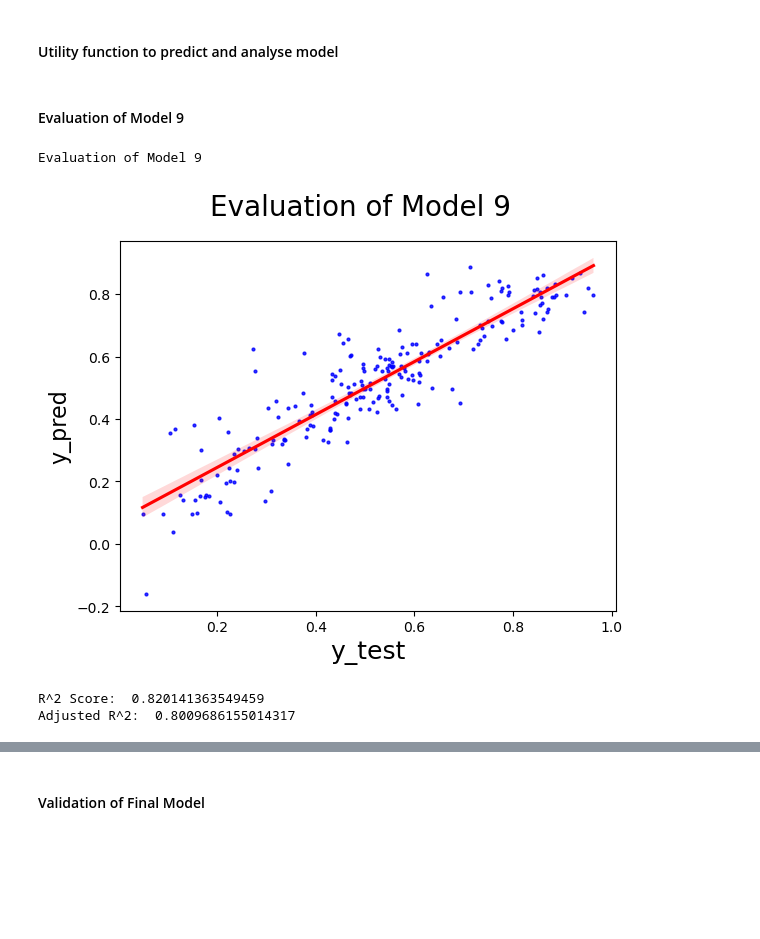
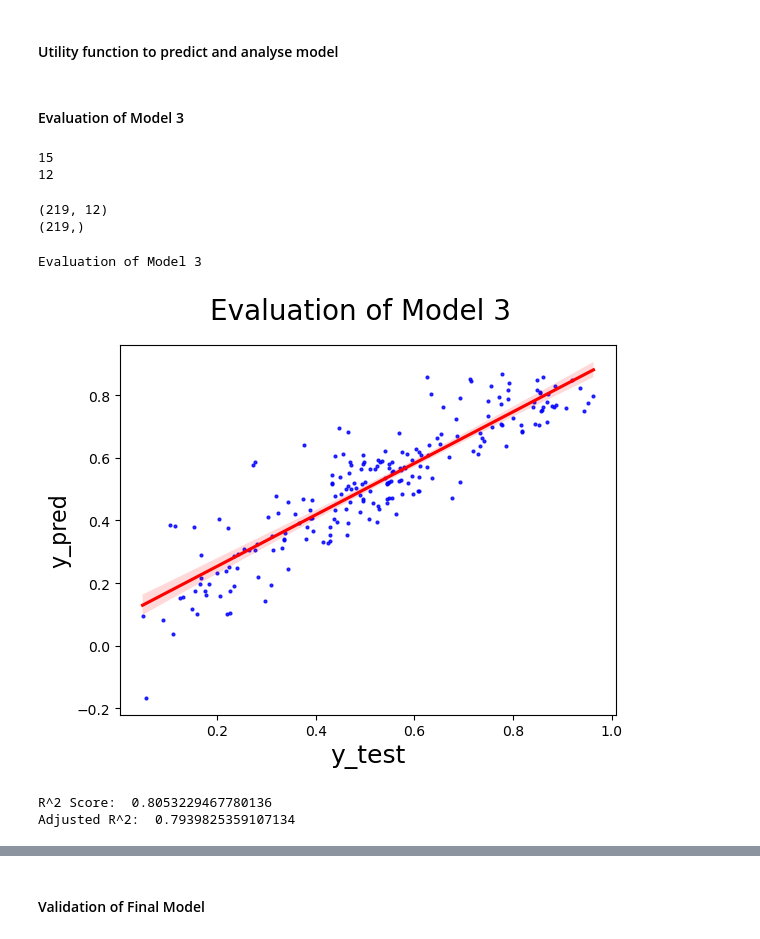
Before and after one commit to ncjanardhan-outlook/ncjpersonal, a Jupyter notebook: Linear Regression Assignment/Linear Regression Assignment - Boom Bikes - Using RFE and Manual.ipynb, the cells around one changed output, grey strips where cells are left out. Cells and saved outputs as stored; diff of their text form; code cells hidden in the pictures; blank space fills up the shorter version.

```diff
--- a/Linear Regression Assignment/Linear Regression Assignment - Boom Bikes - Using RFE and Manual.ipynb
+++ b/Linear Regression Assignment/Linear Regression Assignment - Boom Bikes - Using RFE and Manual.ipynb
@@ -437,0 +487,8 @@ X_train_model_3.head()
+# %%
+column_removed_in_model_3 = 'nonholiday'
+
+X_train_model_3 = X_train_model_2.drop(column_removed_in_model_3, 1)
+
+print(X_train_model_3.columns)
+
+print(len(X_train_model_3.columns))
@@ -528,23 +640,36 @@ def EvaluateModelByPrediction(text, lrmodel: RegressionResultsWrapper, Xtest: Da
 
     return r2, adjusted_r2
 # %% [markdown]
-#### Evaluation of Model 9
+#### Evaluation of Model 3
 # %%
 y_test = dfBikes_test.pop('cnt')
-X_test = dfBikes_test
+X_test = dfBikes_test[columnsInBaseModel]
-# %%
-# Evaluate Model 9
-
-X_test_sm_9 = sm.add_constant(X_test)
-
-columns_removed_in_model_9 = ['atemp', 'Mar', 'saturday', 'Oct', 'Jun', 'wednesday', 'hum', 'nonholiday']
-
-X_test_sm_9 = X_test_sm_9.drop(columns_removed_in_model_9, axis = 1)
+# %%
+# Evaluate Model 3
+
+X_test_sm_3 = sm.add_constant(X_test)
+
+columns_removed_in_model_3 = [column_removed_in_model_1, column_removed_in_model_2, column_removed_in_model_3]
+
+print(len(X_test_sm_3.columns))
+
+X_test_sm_3 = X_test_sm_3.drop(columns_removed_in_model_3, axis = 1)
+
+print(len(X_test_sm_3.columns))
+# %% [output]
+15
+12
+# %%
+print(X_test_sm_3.shape)
+print(y_test.shape)
+# %% [output]
+(219, 12)
+(219,)
 # %%
-r2_model_9, adjusted_r2_model_9 = EvaluateModelByPrediction('Evaluation of Model 9', lr_model_9, X_test_sm_9, y_test)
+r2_model_3, adjusted_r2_model_3 = EvaluateModelByPrediction('Evaluation of Model 3', lr_model_3, X_test_sm_3, y_test)
 # %% [output]
-Evaluation of Model 9
+Evaluation of Model 3
-[figure, old version]
+[figure, new version]
-R^2 Score:  0.820141363549459
-Adjusted R^2:  0.8009686155014317
+R^2 Score:  0.8053229467780136
+Adjusted R^2:  0.7939825359107134
 # %% [markdown]
```
Also changed, not shown: parts of 28 cells of this notebook.
